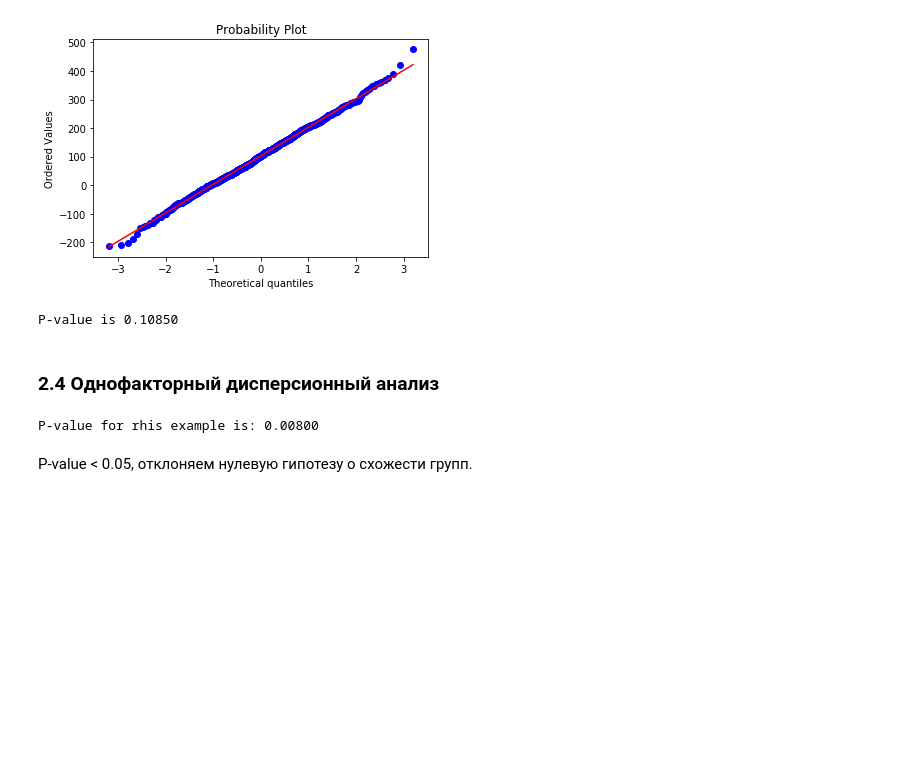
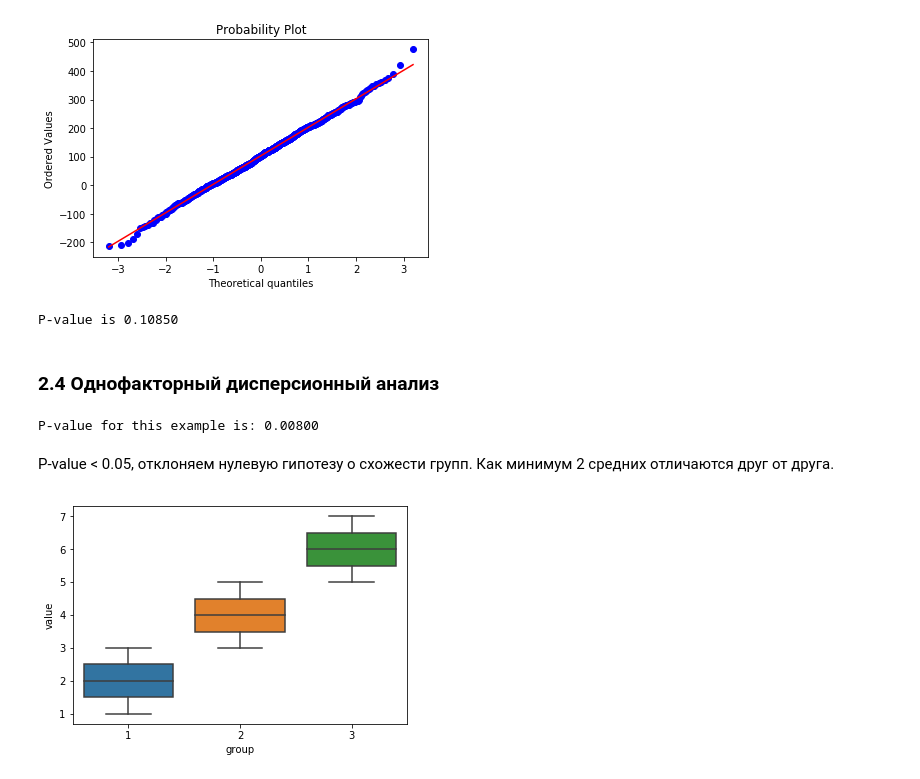
Before and after one commit to ichrnkv/education, a Jupyter notebook: stepik_stat/stat2.ipynb, the cells around one changed output. Cells and saved outputs as stored; diff of their text form; code cells hidden in the pictures; blank space fills up the shorter version.

```diff
--- a/stepik_stat/stat2.ipynb
+++ b/stepik_stat/stat2.ipynb
@@ -198,8 +198,25 @@ def p_value_F(f_stat, N, m):
 x1,x2,x3 = [3,2,1],[5,3,4],[7,6,5]
 
 f_stat = F_stat(x1,x2,x3)
-print('P-value for rhis example is: %.5f' %p_value_F(f_stat, 9, 3))
+print('P-value for this example is: %.5f' %p_value_F(f_stat, 9, 3))
 # %% [output]
-P-value for rhis example is: 0.00800
+P-value for this example is: 0.00800
 # %% [markdown]
-P-value < 0.05, отклоняем нулевую гипотезу о схожести групп.
+P-value < 0.05, отклоняем нулевую гипотезу о схожести групп. Как минимум 2 средних отличаются друг от друга.
+# %%
+#визуализация результата
+
+import pandas as pd
+import seaborn as sns
+
+l = [x1,x2,x3]
+
+df = pd.DataFrame(columns=['value','group']) #.reset_index()
+for idx in range(len(l)):
+    tmp = pd.DataFrame({'value':l[idx], 'group':idx+1})
+    df = pd.concat([df,tmp])
+
+df['value'] = df['value'].astype('int')
+sns.boxplot(x = 'group', y = 'value', data = df);
+# %% [output]
+[figure, added]
```
